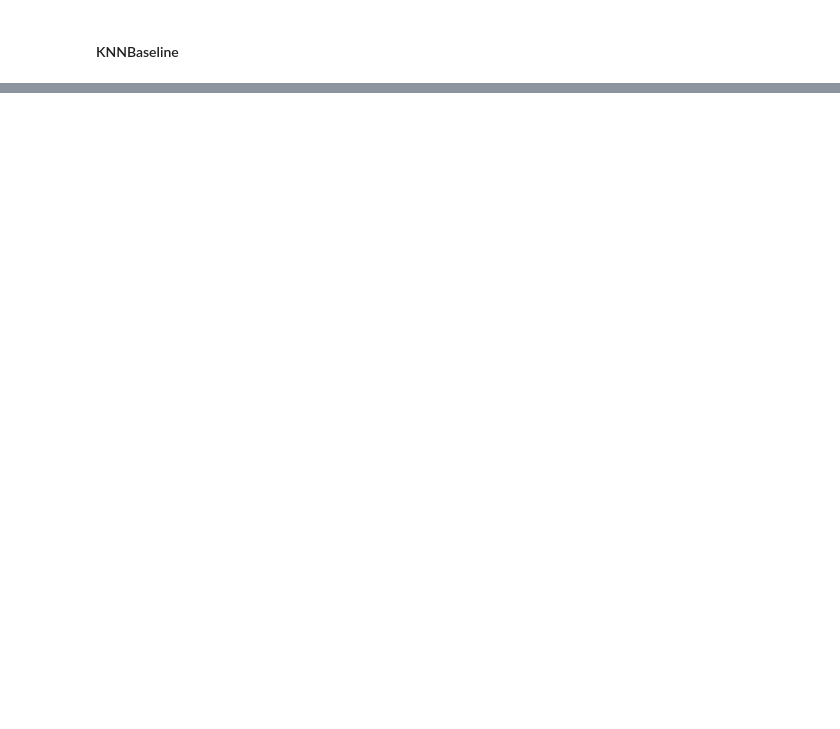
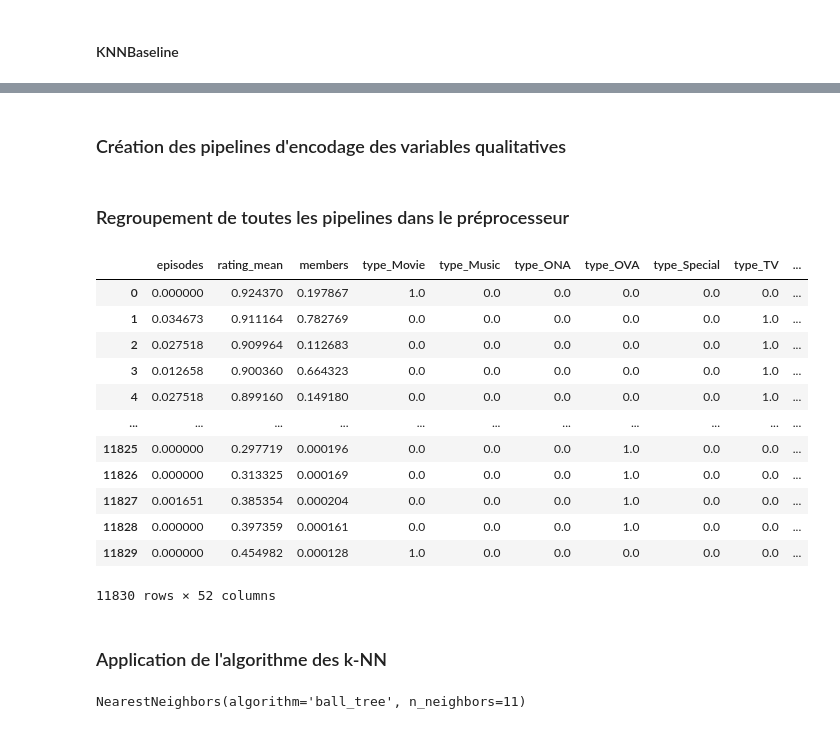
Before and after one commit to obenchekro/MyAnimeList-Recommandation-System, a Jupyter notebook: notebook/MyAnimeList Recommandation System copy.ipynb, the cells around one changed output, grey strips where cells are left out. Drawn from its saved outputs; the diff is of its cells as text; code cells hidden in the pictures; blank space fills up the shorter version.

```diff
--- a/notebook/MyAnimeList Recommandation System copy.ipynb
+++ b/notebook/MyAnimeList Recommandation System copy.ipynb
@@ -1621,0 +2272,2 @@ new_model
+# %% [markdown]
+### Création des pipelines d'encodage des variables qualitatives
@@ -1621,0 +2278,38 @@ new_model
+# %% [markdown]
+### Regroupement de toutes les pipelines dans le préprocesseur
+# %%
+preprocessor = ColumnTransformer(
+    transformers=[
+        ('num', numeric_pipeline, numeric_columns),
+        ('cat', categorical_pipeline, categorical_columns)
+    ],
+    remainder='passthrough'
+)
+# %%
+preprocessed_data = preprocessor.fit_transform(content_anime_df_binarized)
+# %%
+type_feature_names = preprocessor.named_transformers_['cat']['onehot'].get_feature_names_out(['type'])
+numeric_feature_names = ['episodes', 'rating_mean', 'members']
+remaining_feature_names = content_anime_df_binarized.columns.drop(['type', 'episodes', 'rating_mean', 'members']).tolist()
+
+feature_names = numeric_feature_names + list(type_feature_names) + remaining_feature_names
+# %%
+content_anime_df_preprocessed = pd.DataFrame(preprocessed_data, columns=feature_names)
+# %%
+content_anime_df_preprocessed
+# %% [output]
+|  | episodes | rating_mean | members | type_Movie | type_Music | type_ONA | type_OVA | type_Special | type_TV | ... |
+| 0 | 0.000000 | 0.924370 | 0.197867 | 1.0 | 0.0 | 0.0 | 0.0 | 0.0 | 0.0 | ... |
+| 1 | 0.034673 | 0.911164 | 0.782769 | 0.0 | 0.0 | 0.0 | 0.0 | 0.0 | 1.0 | ... |
+| 2 | 0.027518 | 0.909964 | 0.112683 | 0.0 | 0.0 | 0.0 | 0.0 | 0.0 | 1.0 | ... |
+| 3 | 0.012658 | 0.900360 | 0.664323 | 0.0 | 0.0 | 0.0 | 0.0 | 0.0 | 1.0 | ... |
+| 4 | 0.027518 | 0.899160 | 0.149180 | 0.0 | 0.0 | 0.0 | 0.0 | 0.0 | 1.0 | ... |
+| ... | ... | ... | ... | ... | ... | ... | ... | ... | ... | ... |
+| 11825 | 0.000000 | 0.297719 | 0.000196 | 0.0 | 0.0 | 0.0 | 1.0 | 0.0 | 0.0 | ... |
+| 11826 | 0.000000 | 0.313325 | 0.000169 | 0.0 | 0.0 | 0.0 | 1.0 | 0.0 | 0.0 | ... |
+| 11827 | 0.001651 | 0.385354 | 0.000204 | 0.0 | 0.0 | 0.0 | 1.0 | 0.0 | 0.0 | ... |
+| 11828 | 0.000000 | 0.397359 | 0.000161 | 0.0 | 0.0 | 0.0 | 1.0 | 0.0 | 0.0 | ... |
+| 11829 | 0.000000 | 0.454982 | 0.000128 | 1.0 | 0.0 | 0.0 | 0.0 | 0.0 | 0.0 | ... |
+11830 rows × 52 columns
+# %% [markdown]
+### Application de l'algorithme des k-NN
@@ -1621,0 +2322,4 @@ new_model
+# %%
+model.fit(content_anime_df_preprocessed)
+# %% [output]
+NearestNeighbors(algorithm='ball_tree', n_neighbors=11)
```
Also changed, not shown: parts of 164 cells of this notebook.
